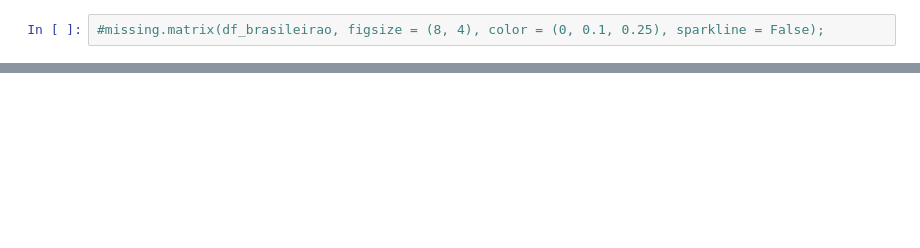
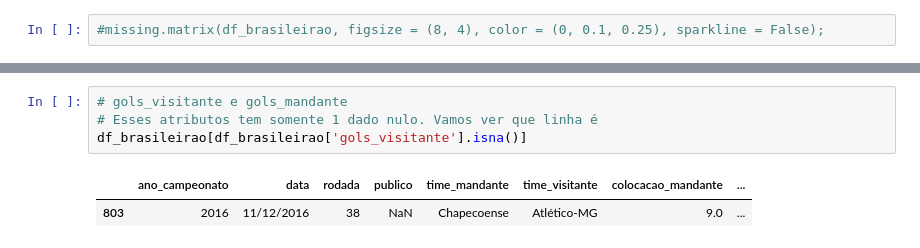
Before and after one commit to salomaofreitasjr/TCC_PUC_MINAS_POS_CIENCIA_DE_DADOS_2023, a Jupyter notebook: Projeto Python/02 - Preparação de Dados.ipynb, the cells around one changed output, grey strips where cells are left out. Drawn from its saved outputs; the diff is of its cells as text; blank space fills up the shorter version.

```diff
--- a/Projeto Python/02 - Preparação de Dados.ipynb
+++ b/Projeto Python/02 - Preparação de Dados.ipynb
@@ -532,0 +517,7 @@ plt.show()
+# %%
+# gols_visitante e gols_mandante
+# Esses atributos tem somente 1 dado nulo. Vamos ver que linha é
+df_brasileirao[df_brasileirao['gols_visitante'].isna()]
+# %% [output]
+|  | ano_campeonato | data | rodada | publico | time_mandante | time_visitante | colocacao_mandante | ... |
+| 803 | 2016 | 11/12/2016 | 38 | NaN | Chapecoense | Atlético-MG | 9.0 | ... |
```
Also changed, not shown: parts of 12 cells of this notebook.
